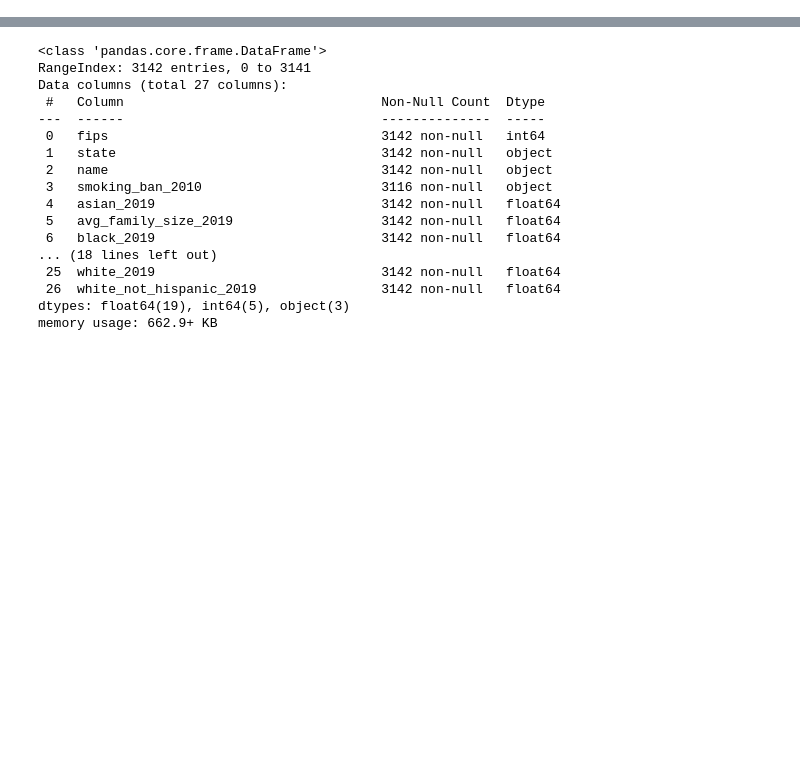
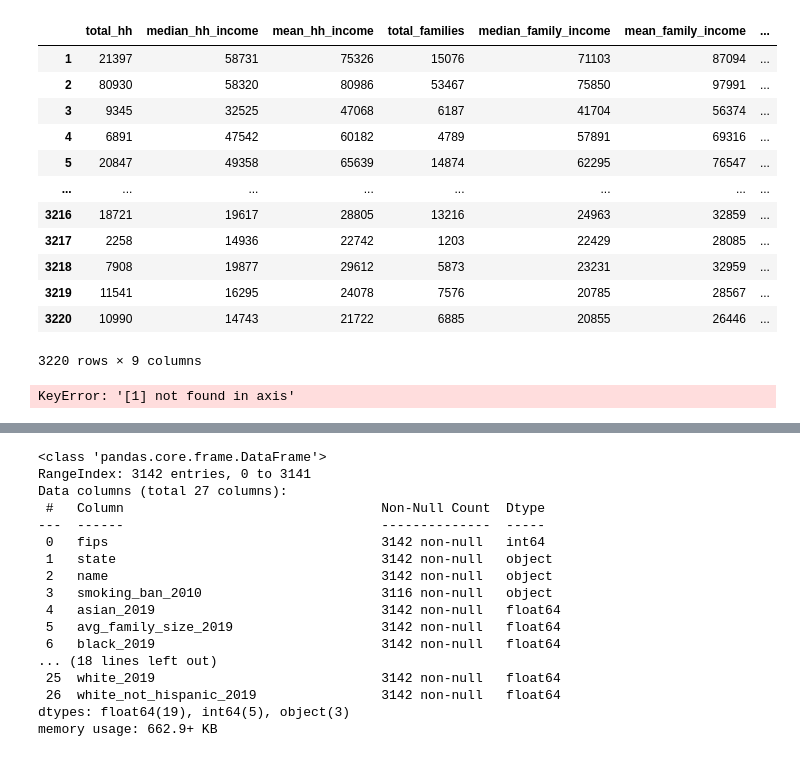
Before and after one commit to calculaterceec/Proj4Team2, a Jupyter notebook: code/CensusData.ipynb, the cells around one changed output, grey strips where cells are left out. Drawn from its saved outputs; the diff is of its cells as text; code cells hidden in the pictures; blank space fills up the shorter version.

```diff
--- a/code/CensusData.ipynb
+++ b/code/CensusData.ipynb
@@ -29,0 +115,18 @@ acs2019_income_subset
+# %%
+# Drop `geo_id`, `name`.
+acs2019_income.drop(columns = ['geo_id', 'name'], inplace = True)
+acs2019_income
+# %% [output]
+|  | total_hh | median_hh_income | mean_hh_income | total_families | median_family_income | mean_family_income | ... |
+| 1 | 21397 | 58731 | 75326 | 15076 | 71103 | 87094 | ... |
+| 2 | 80930 | 58320 | 80986 | 53467 | 75850 | 97991 | ... |
+| 3 | 9345 | 32525 | 47068 | 6187 | 41704 | 56374 | ... |
+| 4 | 6891 | 47542 | 60182 | 4789 | 57891 | 69316 | ... |
+| 5 | 20847 | 49358 | 65639 | 14874 | 62295 | 76547 | ... |
+| ... | ... | ... | ... | ... | ... | ... | ... |
+| 3216 | 18721 | 19617 | 28805 | 13216 | 24963 | 32859 | ... |
+| 3217 | 2258 | 14936 | 22742 | 1203 | 22429 | 28085 | ... |
+| 3218 | 7908 | 19877 | 29612 | 5873 | 23231 | 32959 | ... |
+| 3219 | 11541 | 16295 | 24078 | 7576 | 20785 | 28567 | ... |
+| 3220 | 10990 | 14743 | 21722 | 6885 | 20855 | 26446 | ... |
+3220 rows × 9 columns
@@ -29,0 +141,4 @@ acs2019_income_subset
+# %%
+acs2019_income[acs2019_income['state'].str.contains('Puerto')].drop(index)
+# %% [output]
+KeyError: '[1] not found in axis'
```
Also changed, not shown: parts of 31 cells of this notebook, 12 other files.
